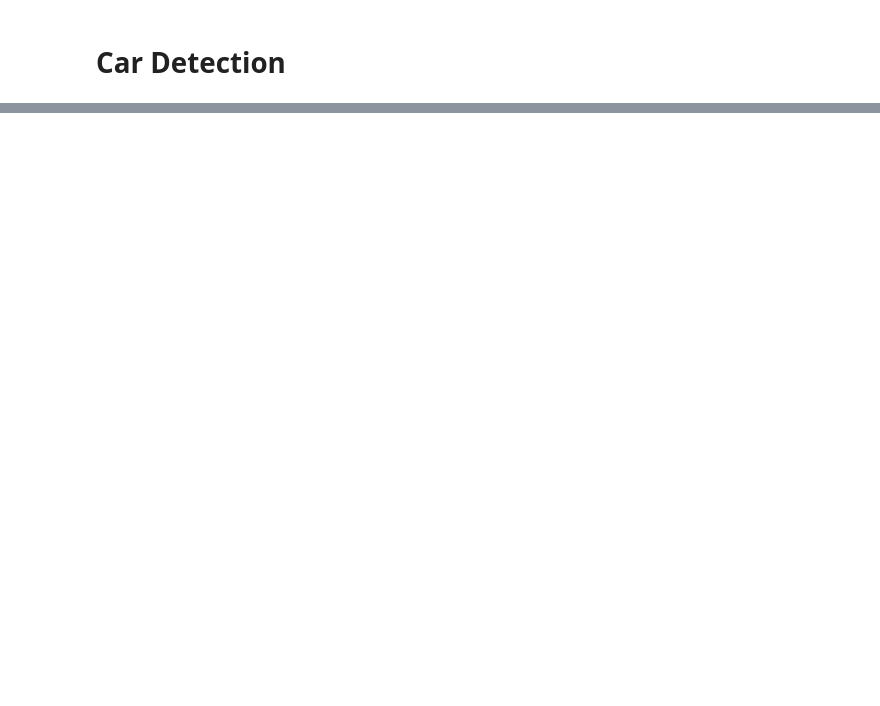
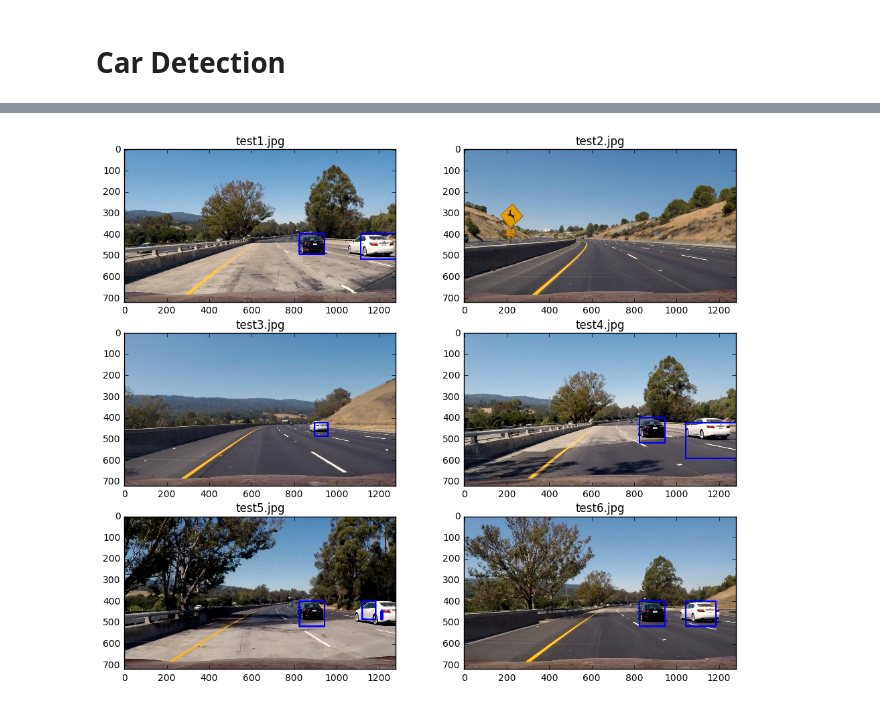
Before and after one commit to ravindar/CarND-Vehicle-Detection, a Jupyter notebook: P5.ipynb, the cells around one changed output, grey strips where cells are left out. Drawn from its saved outputs; the diff is of its cells as text; code cells hidden in the pictures; blank space fills up the shorter version.

```diff
--- a/P5.ipynb
+++ b/P5.ipynb
@@ -197,6 +213,5 @@ plt.show()
 # %%
 from scipy.ndimage.measurements import label
-
 def pipeline(frame):
     draw_image = np.copy(frame)
 
@@ -204,10 +219,26 @@ def pipeline(frame):
     # image I am searching is a .jpg (scaled 0 to 255)
     test_image = frame.astype(np.float32)/255
 
-    windows = slide_window(test_image, x_start_stop=[None, None], y_start_stop=[360, test_image.shape[0]],
-                           xy_window=(128, 128), xy_overlap=(0.85, 0.85))
+    small_windows = slide_window(test_image, x_start_stop=[800, None], y_start_stop=[360, 500],
+                           xy_window=(64, 64), xy_overlap=(0.50, 0.50))
 
-    search_window_image = draw_boxes(draw_image, windows)
+    medium_windows = slide_window(test_image, x_start_stop=[800, None], y_start_stop=[400, 600],
+                           xy_window=(96, 96), xy_overlap=(0.75, 0.75))
+
+    large_windows = slide_window(test_image, x_start_stop=[800, None], y_start_stop=[550, 700],
+                           xy_window=(128, 128), xy_overlap=(0.75, 0.75))
+
+    windows = []
+    for w in small_windows:
+        windows.append(w)
+
+    for w in medium_windows:
+        windows.append(w)
+
+    for w in large_windows:
+        windows.append(w)
+
+    #search_window_image = draw_boxes(draw_image, windows)
 
     hot_windows = search_windows(test_image, windows, svc, X_scaler, color_space=color_space,
                                  spatial_size=spatial_size, hist_bins=hist_bins,
@@ -216,12 +247,13 @@ def pipeline(frame):
                                  hog_channel=hog_channel, spatial_feat=spatial_feat,
                                  hist_feat=hist_feat, hog_feat=hog_feat)
 
-    hot_windows_image = draw_boxes(draw_image, hot_windows)
+    #hot_windows_image = draw_boxes(draw_image, hot_windows)
 
     heat_map_image = add_heat(draw_image, hot_windows)
-    thresholded_image = apply_threshold(heat_map_image, 6)
+    thresholded_image = apply_threshold(heat_map_image, 2)
 
     labels = label(thresholded_image)
+
     window_img, bbox_list = draw_labeled_bboxes(draw_image, labels)
     return window_img
 
@@ -230,31 +262,32 @@ test_image2 = mpimg.imread('test_images/test2.jpg')
 test_image3 = mpimg.imread('test_images/test3.jpg')
 test_image4 = mpimg.imread('test_images/test4.jpg')
 test_image5 = mpimg.imread('test_images/test5.jpg')
 test_image6 = mpimg.imread('test_images/test6.jpg')
 boxed_image1 = pipeline(test_image1)
 boxed_image2 = pipeline(test_image2)
 boxed_image3 = pipeline(test_image3)
 boxed_image4 = pipeline(test_image4)
 boxed_image5 = pipeline(test_image5)
 boxed_image6 = pipeline(test_image6)
 f, ((ax1, ax2), (ax3, ax4), (ax5, ax6)) = plt.subplots(3, 2, figsize=(12, 10))
 ax1.imshow(boxed_image1)
 ax1.set_title('test1.jpg', fontsize=12)
 
 ax2.imshow(boxed_image2)
 ax2.set_title('test2.jpg', fontsize=12)
 
 ax3.imshow(boxed_image3)
 ax3.set_title('test3.jpg', fontsize=12)
 
 ax4.imshow(boxed_image4)
 ax4.set_title('test4.jpg', fontsize=12)
 
 ax5.imshow(boxed_image5)
 ax5.set_title('test5.jpg', fontsize=12)
 
 ax6.imshow(boxed_image6)
 ax6.set_title('test6.jpg', fontsize=12)
 
-
 plt.show()
+# %% [output]
+[figure, added]
```
Also changed, not shown: parts of 3 cells of this notebook, 2 other files.
